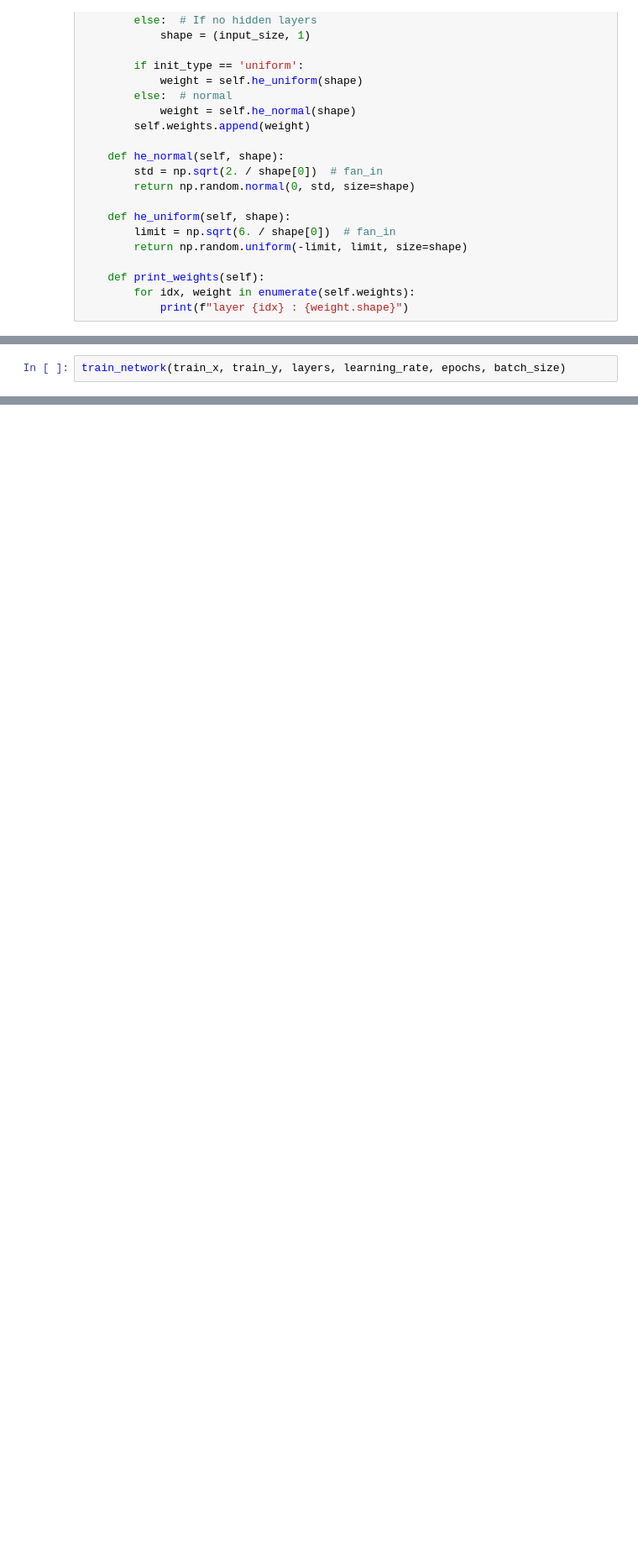
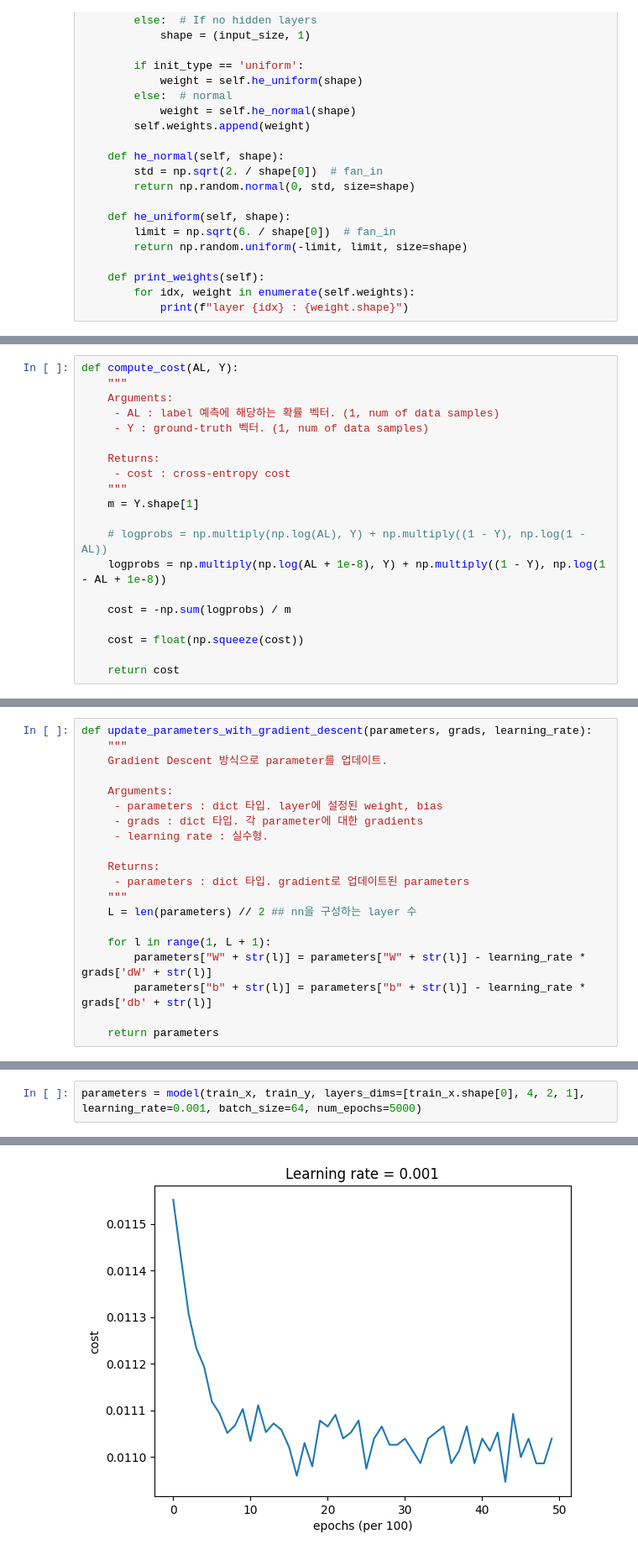
Before and after one commit to pervin0527/DL-basic, a Jupyter notebook: 04-Data Preprocessing & Weight Initialization.ipynb, the cells around one changed output, grey strips where cells are left out. Shown: that part at 84% size. Cells and saved outputs as stored; diff of their text form; blank space fills up the shorter version.

```diff
--- a/04-Data Preprocessing & Weight Initialization.ipynb
+++ b/04-Data Preprocessing & Weight Initialization.ipynb
@@ -621,2 +486,0 @@ def train_network(X_train, Y_train, layers, learning_rate, epochs, batch_size):
-# %%
-train_network(train_x, train_y, layers, learning_rate, epochs, batch_size)
@@ -633,0 +583,20 @@ Epoch 10/10, Loss: 0.0585
+# %%
+def compute_cost(AL, Y):
+    """
+    Arguments:
+     - AL : label 예측에 해당하는 확률 벡터. (1, num of data samples)
+     - Y : ground-truth 벡터. (1, num of data samples)
+
+    Returns:
+     - cost : cross-entropy cost
+    """
+    m = Y.shape[1]
+
+    # logprobs = np.multiply(np.log(AL), Y) + np.multiply((1 - Y), np.log(1 - AL))
+    logprobs = np.multiply(np.log(AL + 1e-8), Y) + np.multiply((1 - Y), np.log(1 - AL + 1e-8))
+
+    cost = -np.sum(logprobs) / m
+
+    cost = float(np.squeeze(cost))
+
+    return cost
@@ -633,0 +660,20 @@ Epoch 10/10, Loss: 0.0585
+# %%
+def update_parameters_with_gradient_descent(parameters, grads, learning_rate):
+    """
+    Gradient Descent 방식으로 parameter를 업데이트.
+
+    Arguments:
+     - parameters : dict 타입. layer에 설정된 weight, bias
+     - grads : dict 타입. 각 parameter에 대한 gradients
+     - learning rate : 실수형.
+
+    Returns:
+     - parameters : dict 타입. gradient로 업데이트된 parameters
+    """
+    L = len(parameters) // 2 ## nn을 구성하는 layer 수
+
+    for l in range(1, L + 1):
+        parameters["W" + str(l)] = parameters["W" + str(l)] - learning_rate * grads['dW' + str(l)]
+        parameters["b" + str(l)] = parameters["b" + str(l)] - learning_rate * grads['db' + str(l)]
+
+    return parameters
@@ -633,0 +741,3 @@ Epoch 10/10, Loss: 0.0585
+# %%
+parameters = model(train_x, train_y, layers_dims=[train_x.shape[0], 4, 2, 1], learning_rate=0.001, batch_size=64, num_epochs=5000)
+# %% [output]
@@ -633,0 +749 @@ Epoch 10/10, Loss: 0.0585
+[figure, added]
```
Also changed, not shown: parts of 28 cells of this notebook, 12 other files.
